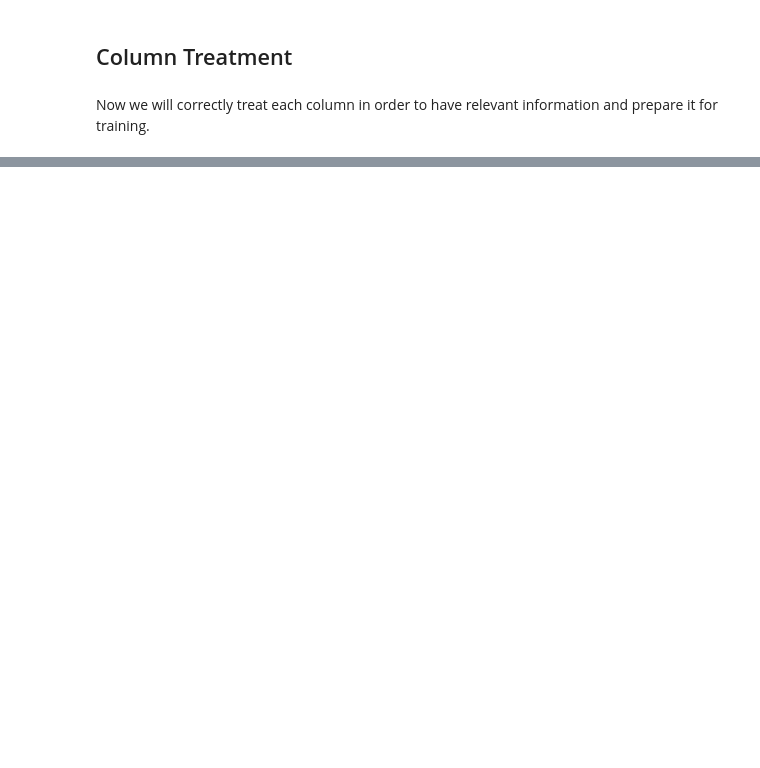
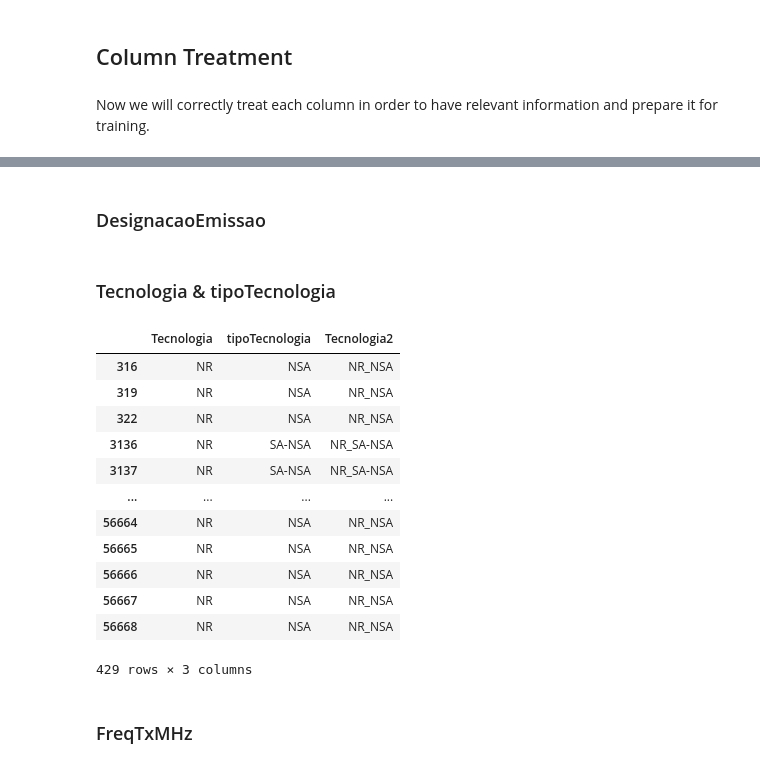
Before and after one commit to AlexFidalgo/TelecomSiteTypeClassifier, a Jupyter notebook: notebooks/explore_data.ipynb, the cells around one changed output, grey strips where cells are left out. Drawn from its saved outputs; the diff is of its cells as text; code cells hidden in the pictures; blank space fills up the shorter version.

Commit message:
analyzed more columns

```diff
--- a/notebooks/explore_data.ipynb
+++ b/notebooks/explore_data.ipynb
@@ -175,0 +192,2 @@ Now we will correctly treat each column in order to have relevant information an
+# %% [markdown]
+### DesignacaoEmissao
@@ -175,0 +197,2 @@ Now we will correctly treat each column in order to have relevant information an
+# %% [markdown]
+### Tecnologia & tipoTecnologia
@@ -175,0 +202,18 @@ Now we will correctly treat each column in order to have relevant information an
+# %%
+x[~x['tipoTecnologia'].isnull()]
+# %% [output]
+|  | Tecnologia | tipoTecnologia | Tecnologia2 |
+| 316 | NR | NSA | NR_NSA |
+| 319 | NR | NSA | NR_NSA |
+| 322 | NR | NSA | NR_NSA |
+| 3136 | NR | SA-NSA | NR_SA-NSA |
+| 3137 | NR | SA-NSA | NR_SA-NSA |
+| ... | ... | ... | ... |
+| 56664 | NR | NSA | NR_NSA |
+| 56665 | NR | NSA | NR_NSA |
+| 56666 | NR | NSA | NR_NSA |
+| 56667 | NR | NSA | NR_NSA |
+| 56668 | NR | NSA | NR_NSA |
+429 rows × 3 columns
+# %% [markdown]
+### FreqTxMHz
```
Also changed, not shown: parts of 48 cells of this notebook.
